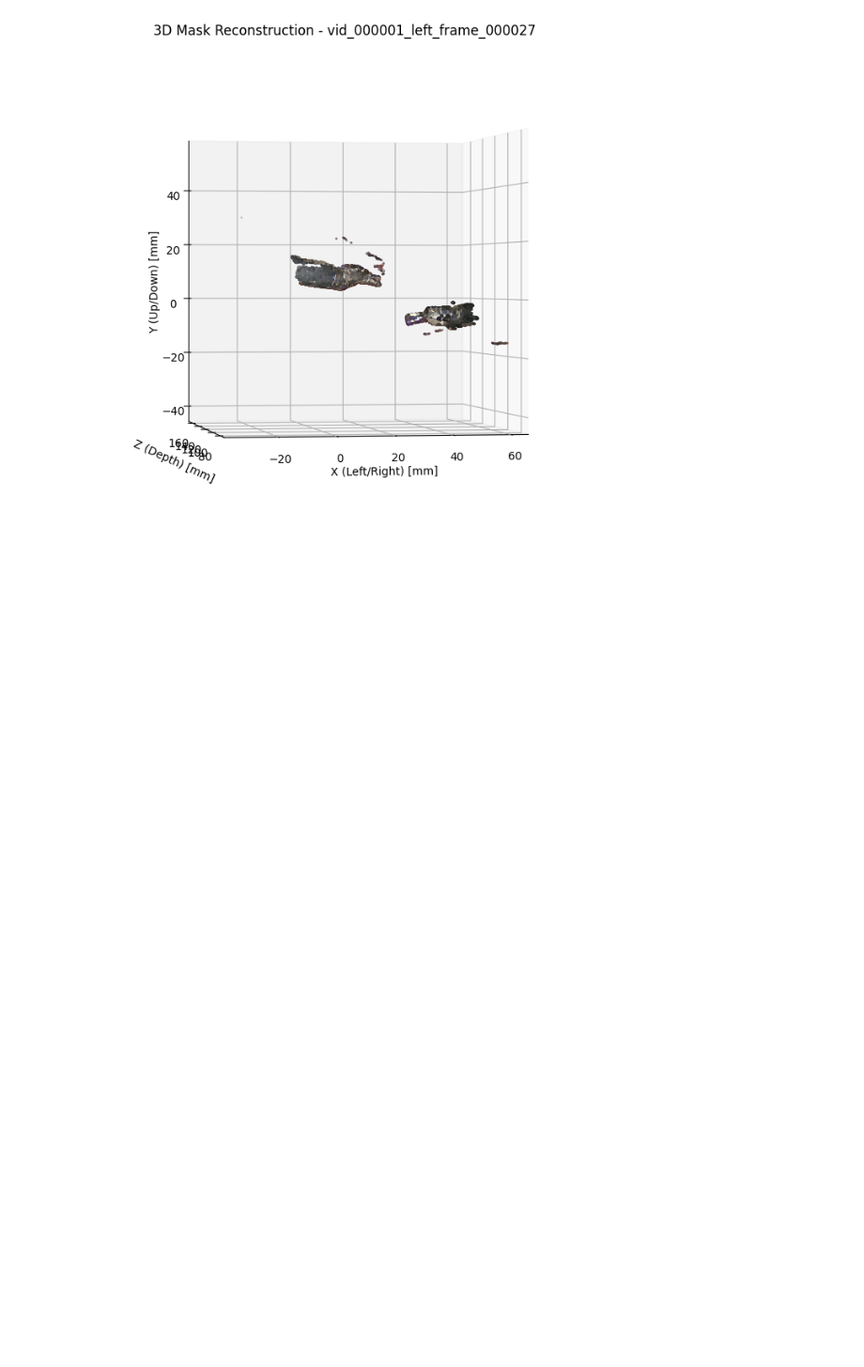
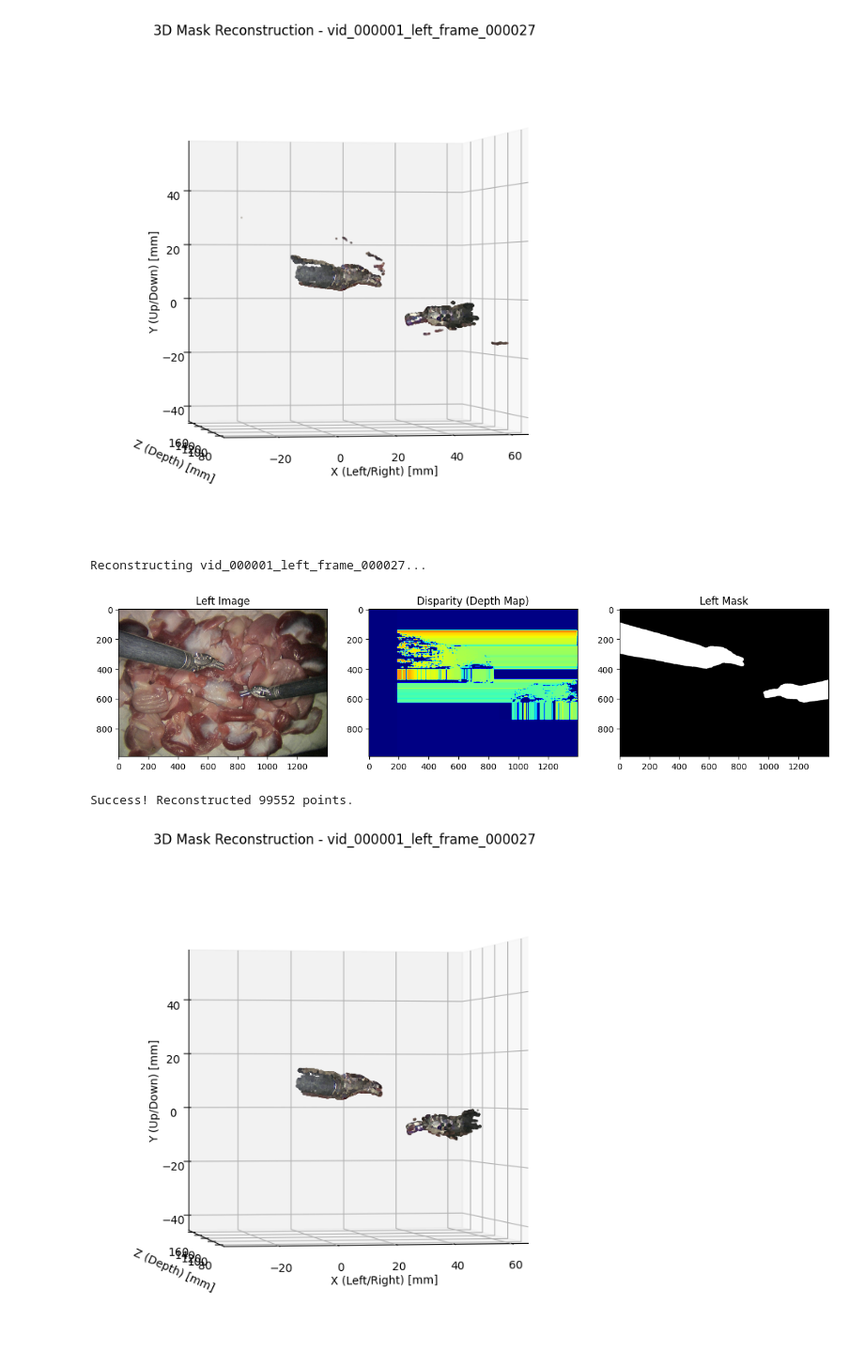
Before and after one commit to ONS-BOUSBIH/robotic-surgical-vision-thesis, a Jupyter notebook: notebooks/triangulation/segmentation_triangulation_assessment.ipynb, the cells around one changed output. Shown at 94% size. Drawn from its saved outputs; the diff is of its cells as text; code cells hidden in the pictures; blank space fills up the shorter version.

Commit message:
Developing: dense reconstruction using both masks

```diff
--- a/notebooks/triangulation/segmentation_triangulation_assessment.ipynb
+++ b/notebooks/triangulation/segmentation_triangulation_assessment.ipynb
@@ -43,6 +43,7 @@ mode = "conventional"
 lmap1, lmap2, rmap1, rmap2, q= triangulator.get_rectification_maps(img_size=(h,w), mode=mode)
 rect_l, rect_r = triangulator.rectify_images(img_l, img_r,lmap1, lmap2, rmap1, rmap2, mode)
 rect_mask_l = cv2.remap(mask_l, lmap1, lmap2, cv2.INTER_NEAREST)
+rect_mask_r = cv2.remap(mask_r, rmap1, rmap2, cv2.INTER_NEAREST)
 # %%
 # Create a side-by-side view to see the lines crossing both images continuously
 combined = np.hstack((rect_l, rect_r))
@@ -80,3 +81,26 @@ Reconstructing vid_000001_left_frame_000027...
 [figure]
 Success! Reconstructed 95839 points.
 [figure]
+# %%
+print(f"Reconstructing {frame_id}...")
+points_3d_cloud, colors ,disparity = triangulator.reconstruct_3d_sgbm_masked(rect_l, rect_r, q, rect_mask_l, rect_mask_r)
+
+#Visualize
+
+
+plt.figure(figsize=(15, 5))
+plt.subplot(131); plt.imshow(cv2.cvtColor(img_l, cv2.COLOR_BGR2RGB)); plt.title("Left Image")
+plt.subplot(132); plt.imshow(disparity, cmap='jet'); plt.title("Disparity (Depth Map)")
+plt.subplot(133); plt.imshow(rect_mask_l, cmap='gray'); plt.title("Left Mask")
+plt.show()
+
+if points_3d_cloud.size > 0:
+    print(f"Success! Reconstructed {len(points_3d_cloud)} points.")
+    visualizer.plot_3d_mask(points_3d_cloud, frame_id,colors=colors,show=True)
+else:
+    print("Reconstruction failed: No matching pixels found along epipolar lines.")
+# %% [output]
+Reconstructing vid_000001_left_frame_000027...
+[figure, added]
+Success! Reconstructed 99552 points.
+[figure, added]
```
Also changed, not shown: 1 other file.
